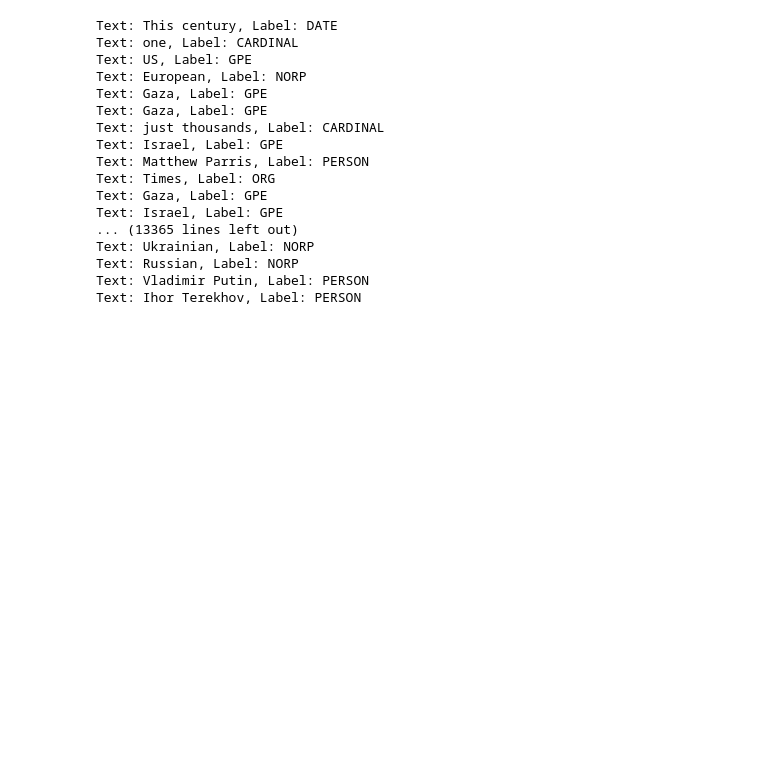
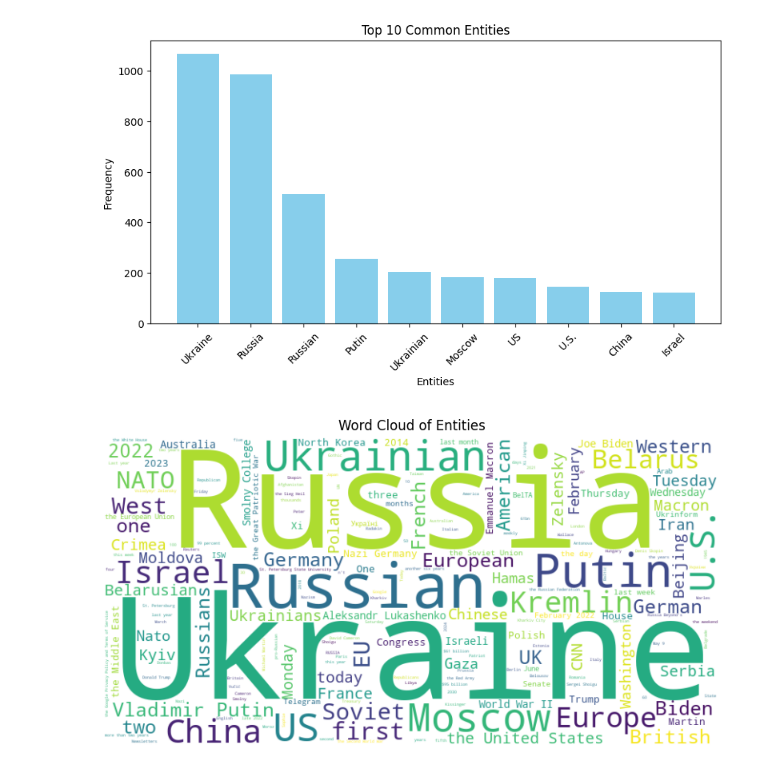
Before and after one commit to hellaskella33/ukraine-war-news-sentiment-analysis, a Jupyter notebook: notebooks/named_entity_recognition.ipynb, the cells around one changed output. Cells and saved outputs as stored; diff of their text form; code cells hidden in the pictures; blank space fills up the shorter version.

Commit message:
added settings.py + added notebooks for better visualization of resulted annnotations

```diff
--- a/notebooks/named_entity_recognition.ipynb
+++ b/notebooks/named_entity_recognition.ipynb
@@ -1,7 +1,9 @@
 # %%
 import spacy
 import os
-
+from collections import Counter
+import matplotlib.pyplot as plt
+from wordcloud import WordCloud
 
 def load_articles(directory):
     articles = []
@@ -14,33 +16,48 @@ def load_articles(directory):
 
 def perform_ner(articles):
     nlp = spacy.load("en_core_web_sm")
+    entities = []
+    entity_labels = []
 
     for article in articles:
         doc = nlp(article)
         for ent in doc.ents:
-            print(f"Text: {ent.text}, Label: {ent.label_}")
+            entities.append(ent.text)
+            entity_labels.append(ent.label_)
 
-# Load articles
-articles_dir = "../data/articles/"
-articles = load_articles(articles_dir)
-
-# Perform NER
-perform_ner(articles)
+    return entities, entity_labels
-# %% [output]
-Text: This century, Label: DATE
-Text: one, Label: CARDINAL
-Text: US, Label: GPE
-Text: European, Label: NORP
-Text: Gaza, Label: GPE
-Text: Gaza, Label: GPE
-Text: just thousands, Label: CARDINAL
-Text: Israel, Label: GPE
-Text: Matthew Parris, Label: PERSON
-Text: Times, Label: ORG
-Text: Gaza, Label: GPE
-Text: Israel, Label: GPE
-... (13365 lines left out)
-Text: Ukrainian, Label: NORP
-Text: Russian, Label: NORP
-Text: Vladimir Putin, Label: PERSON
-Text: Ihor Terekhov, Label: PERSON
+# %%
+def visualize_entities(entities, entity_labels):
+    # Frequency of entities
+    entity_freq = Counter(entities)
+    label_freq = Counter(entity_labels)
+
+    # Plotting the most common entities
+    most_common_entities = entity_freq.most_common(10)
+    names = [entity[0] for entity in most_common_entities]
+    values = [entity[1] for entity in most_common_entities]
+
+    plt.figure(figsize=(10, 5))
+    plt.bar(names, values, color='skyblue')
+    plt.xlabel('Entities')
+    plt.ylabel('Frequency')
+    plt.title('Top 10 Common Entities')
+    plt.xticks(rotation=45)
+    plt.show()
+
+    # Word Cloud for entities
+    wordcloud = WordCloud(width=800, height=400, background_color ='white').generate_from_frequencies(entity_freq)
+    plt.figure(figsize=(10, 5))
+    plt.imshow(wordcloud, interpolation='bilinear')
+    plt.axis('off')
+    plt.title('Word Cloud of Entities')
+    plt.show()
+
+# Main execution logic
+articles_dir = "../data/articles/"
+articles = load_articles(articles_dir)
+entities, entity_labels = perform_ner(articles)
+visualize_entities(entities, entity_labels)
+# %% [output]
+[figure, added]
+[figure, added]
```
Also changed, not shown: 5 other files.
